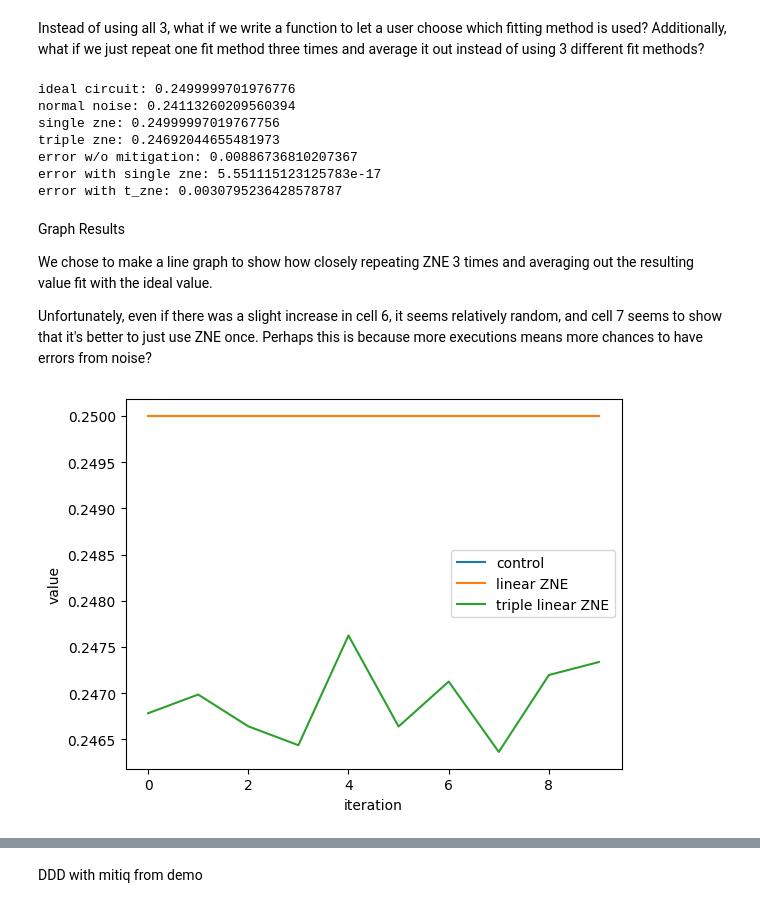
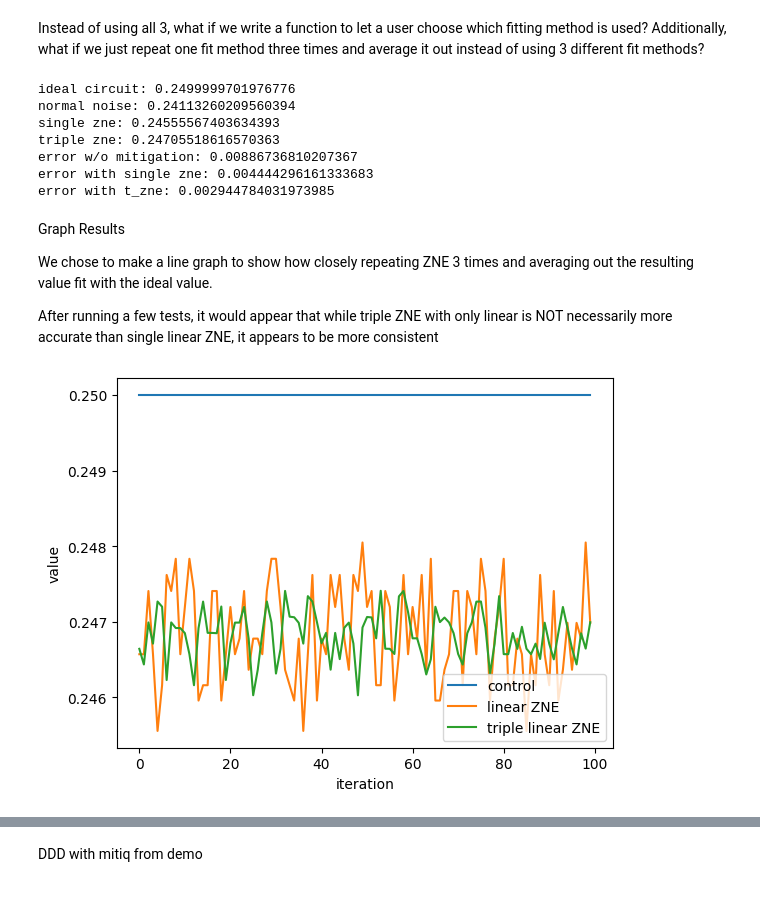
Before and after one commit to MChang360686/QRISE2024, a Jupyter notebook: test.ipynb, the cells around one changed output, grey strips where cells are left out. Drawn from its saved outputs; the diff is of its cells as text; code cells hidden in the pictures.

```diff
--- a/test.ipynb
+++ b/test.ipynb
@@ -270,7 +266,7 @@ def execute(circuit, noise_level=0.005):
 
 def zne(circuit):
     factory = LinearFactory([1, 4, 7])
-    factory.run(circuit, execute_no_noise)
+    factory.run(circuit, execute)
     return factory.reduce()
 
 def execute_t_zne(circuit, factory_type):
@@ -313,44 +309,44 @@ print(f'error with t_zne: {abs(control_no_noise - t_zne)}')
 # %% [output]
 ideal circuit: 0.2499999701976776
 normal noise: 0.24113260209560394
-single zne: 0.24999997019767756
-triple zne: 0.24692044655481973
+single zne: 0.24555567403634393
+triple zne: 0.24705518616570363
 error w/o mitigation: 0.00886736810207367
-error with single zne: 5.551115123125783e-17
-error with t_zne: 0.0030795236428578787
+error with single zne: 0.004444296161333683
+error with t_zne: 0.002944784031973985
 # %% [markdown]
 Graph Results
 
 We chose to make a line graph to show how closely repeating ZNE 3 times and averaging out the resulting value fit with the ideal value.
 
-Unfortunately, even if there was a slight increase in cell 6, it seems relatively random, and cell 7 seems to show that it's better to just use ZNE once.  Perhaps this is because more executions means more chances to have errors from noise?
+After running a few tests, it would appear that while triple ZNE with only linear is NOT necessarily more accurate than single linear ZNE, it appears to be more consistent
 # %%
 import mitiq
 from mitiq.zne.inference import RichardsonFactory, LinearFactory, ExpFactory
 import cirq
 import warnings
 import matplotlib.pyplot as plt
 
 warnings.filterwarnings('ignore')
 frontend="cirq"
 
 x = []
 control_y = []
 zne_y = []
 t_zne_y = []
 
-for i in range(0, 10):
+for i in range(0, 100):
     x.append(i)
     control_y.append(float(execute_no_noise(circuit)))
     zne_y.append(zne(circuit))
     t_zne_y.append(float(execute_t_zne(circuit, factory_type='l')))
 
 plt.plot(x, control_y, label="control")
 plt.plot(x, zne_y, label='linear ZNE')
 plt.plot(x, t_zne_y, label='triple linear ZNE')
 plt.xlabel("iteration")
 plt.ylabel("value")
 plt.legend()
 plt.show()
 # %% [output]
-[figure, old version]
+[figure, new version]
```
Also changed, not shown: parts of 8 cells of this notebook.
